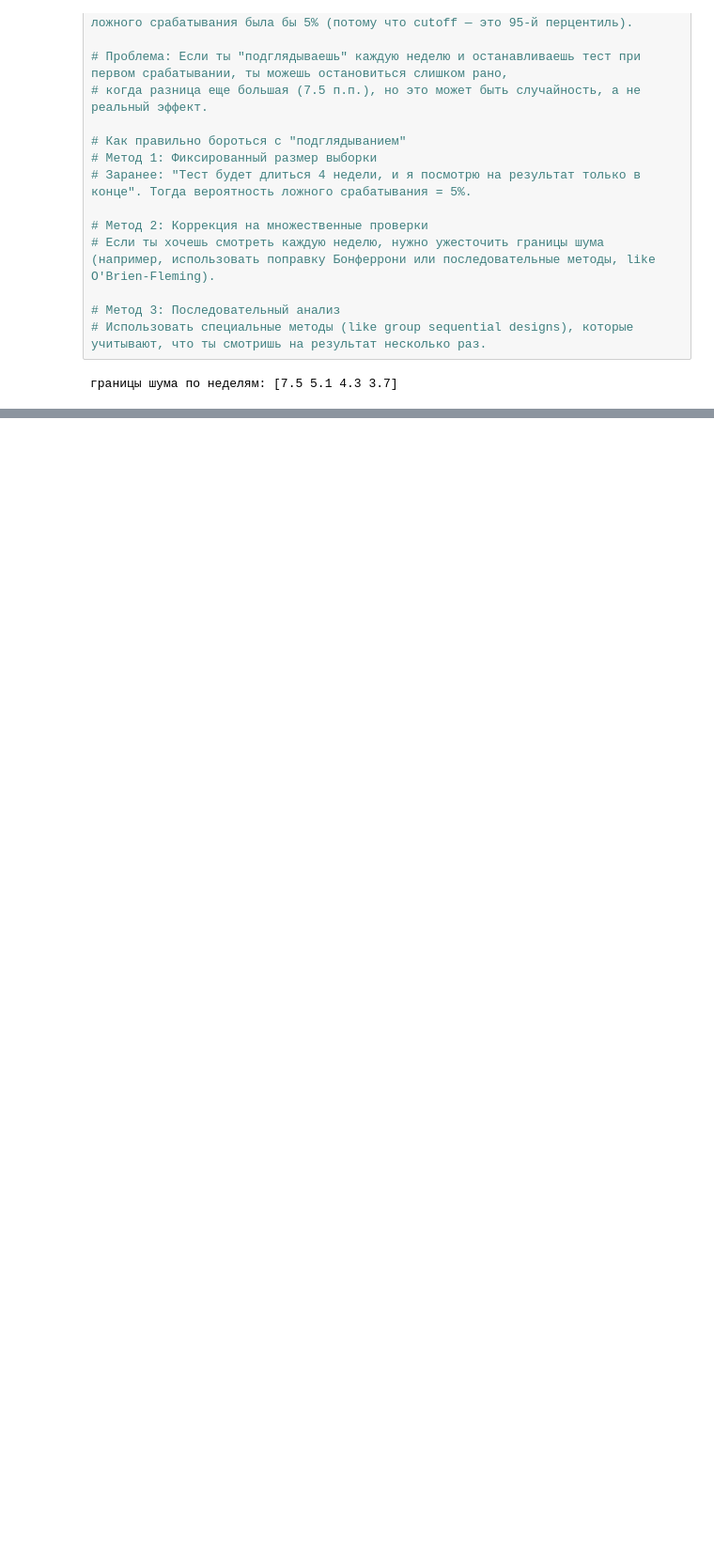
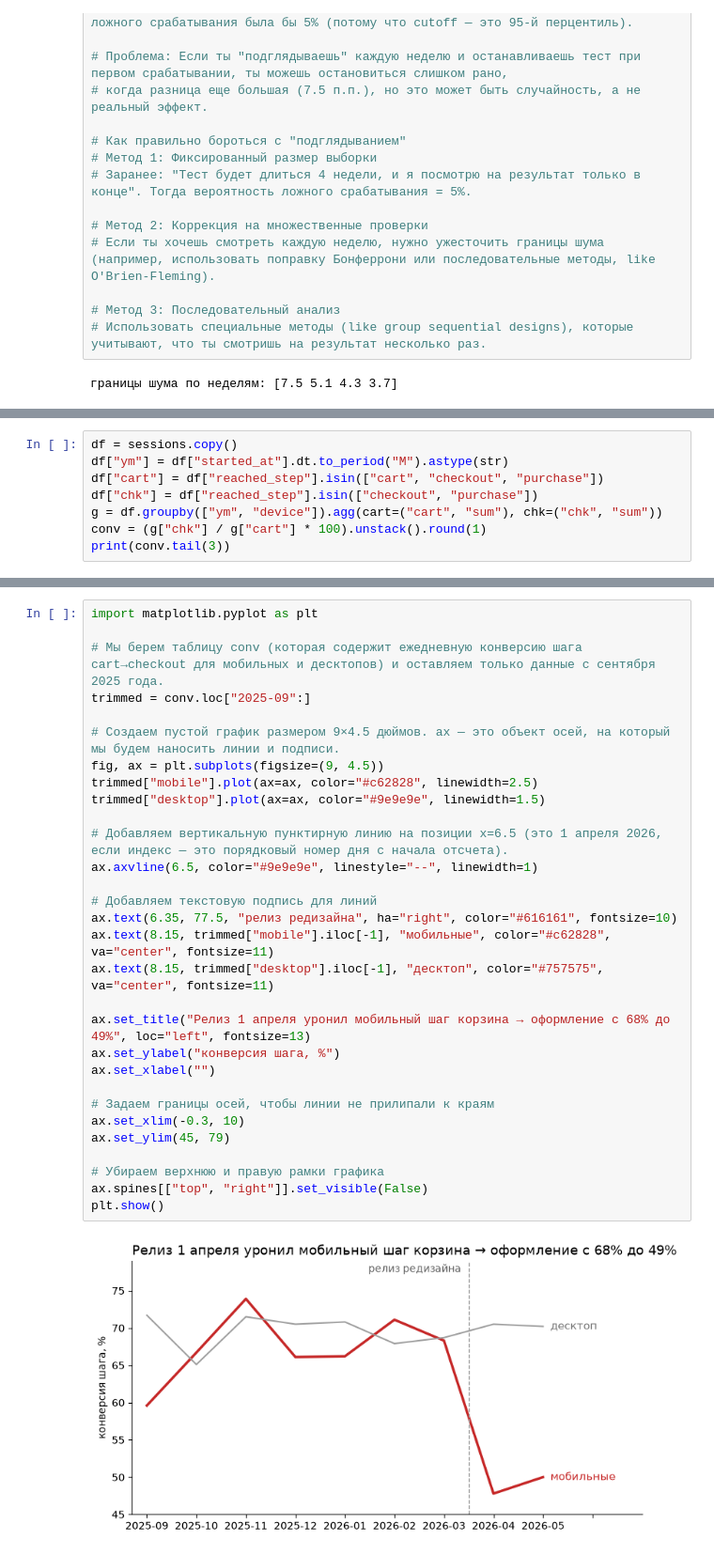
Before and after one commit to FredBrit/fluent_python, a Jupyter notebook: product_analytics.ipynb, the cells around one changed output, grey strips where cells are left out. Shown at 94% size. Saved outputs shown, nothing was run; the diff lists cells and outputs as text; blank space fills up the shorter version.

```diff
--- a/product_analytics.ipynb
+++ b/product_analytics.ipynb
@@ -1529,0 +1589,8 @@ print(f"при ежедневном подглядывании: {(diffs >= cutof
+# %%
+df = sessions.copy()
+df["ym"] = df["started_at"].dt.to_period("M").astype(str)
+df["cart"] = df["reached_step"].isin(["cart", "checkout", "purchase"])
+df["chk"] = df["reached_step"].isin(["checkout", "purchase"])
+g = df.groupby(["ym", "device"]).agg(cart=("cart", "sum"), chk=("chk", "sum"))
+conv = (g["chk"] / g["cart"] * 100).unstack().round(1)
+print(conv.tail(3))
@@ -1529,0 +1603,32 @@ print(f"при ежедневном подглядывании: {(diffs >= cutof
+# %%
+import matplotlib.pyplot as plt
+
+# Мы берем таблицу conv (которая содержит ежедневную конверсию шага cart→checkout для мобильных и десктопов) и оставляем только данные с сентября 2025 года.
+trimmed = conv.loc["2025-09":]
+
+# Создаем пустой график размером 9×4.5 дюймов. ax — это объект осей, на который мы будем наносить линии и подписи.
+fig, ax = plt.subplots(figsize=(9, 4.5))
+trimmed["mobile"].plot(ax=ax, color="#c62828", linewidth=2.5)
+trimmed["desktop"].plot(ax=ax, color="#9e9e9e", linewidth=1.5)
+
+# Добавляем вертикальную пунктирную линию на позиции x=6.5 (это 1 апреля 2026, если индекс — это порядковый номер дня с начала отсчета).
+ax.axvline(6.5, color="#9e9e9e", linestyle="--", linewidth=1)
+
+# Добавляем текстовую подпись для линий
+ax.text(6.35, 77.5, "релиз редизайна", ha="right", color="#616161", fontsize=10)
+ax.text(8.15, trimmed["mobile"].iloc[-1], "мобильные", color="#c62828", va="center", fontsize=11)
+ax.text(8.15, trimmed["desktop"].iloc[-1], "десктоп", color="#757575", va="center", fontsize=11)
+
+ax.set_title("Релиз 1 апреля уронил мобильный шаг корзина → оформление с 68% до 49%", loc="left", fontsize=13)
+ax.set_ylabel("конверсия шага, %")
+ax.set_xlabel("")
+
+# Задаем границы осей, чтобы линии не прилипали к краям
+ax.set_xlim(-0.3, 10)
+ax.set_ylim(45, 79)
+
+# Убираем верхнюю и правую рамки графика
+ax.spines[["top", "right"]].set_visible(False)
+plt.show()
+# %% [output]
+[figure, added]
```
Also changed, not shown: parts of 7 cells of this notebook.
